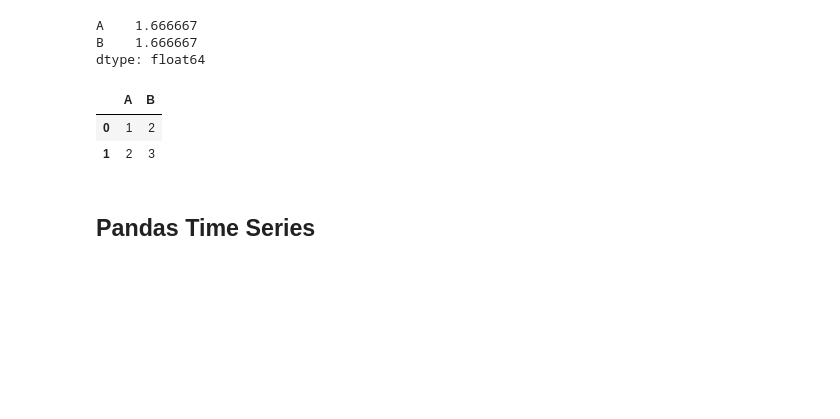
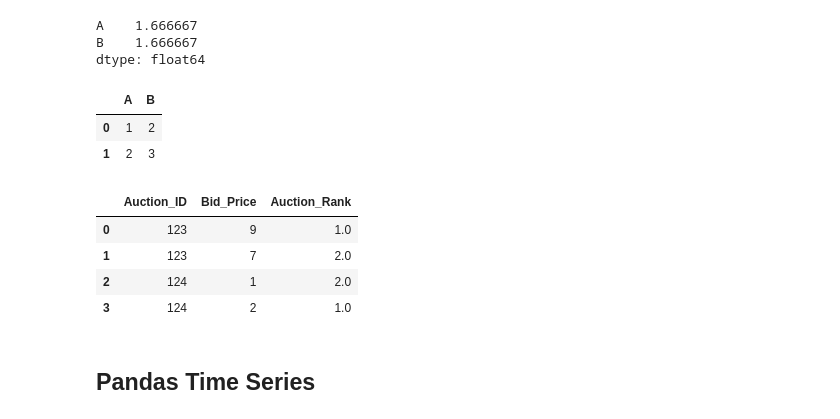
Before and after one commit to JustinNew/python, a Jupyter notebook: 000PythonSnippet.ipynb, the cells around one changed output. Cells and saved outputs as stored; diff of their text form; code cells hidden in the pictures; blank space fills up the shorter version.

Commit message:
rank

```diff
--- a/000PythonSnippet.ipynb
+++ b/000PythonSnippet.ipynb
@@ -1767,6 +1767,23 @@ df3
 |  | A | B |
 | 0 | 1 | 2 |
 | 1 | 2 | 3 |
+# %%
+# Rank
+# https://stackoverflow.com/questions/30425796/pandas-rank-by-column-value
+
+import pandas as pd
+
+df = pd.DataFrame({'Auction_ID':[123,123,124,124],\
+                   'Bid_Price':[9,7,1,2]})
+
+df['Auction_Rank'] = df.groupby('Auction_ID')['Bid_Price'].rank(ascending=False)
+df
+# %% [output]
+|  | Auction_ID | Bid_Price | Auction_Rank |
+| 0 | 123 | 9 | 1.0 |
+| 1 | 123 | 7 | 2.0 |
+| 2 | 124 | 1 | 2.0 |
+| 3 | 124 | 2 | 1.0 |
 # %% [markdown]
 ## Pandas Time Series
 # %%
```
